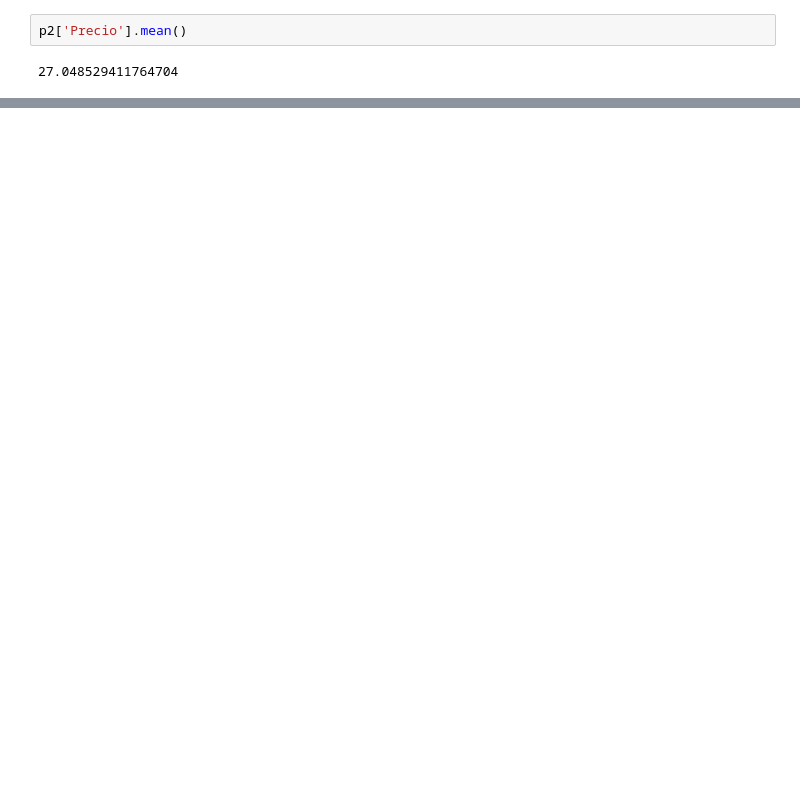
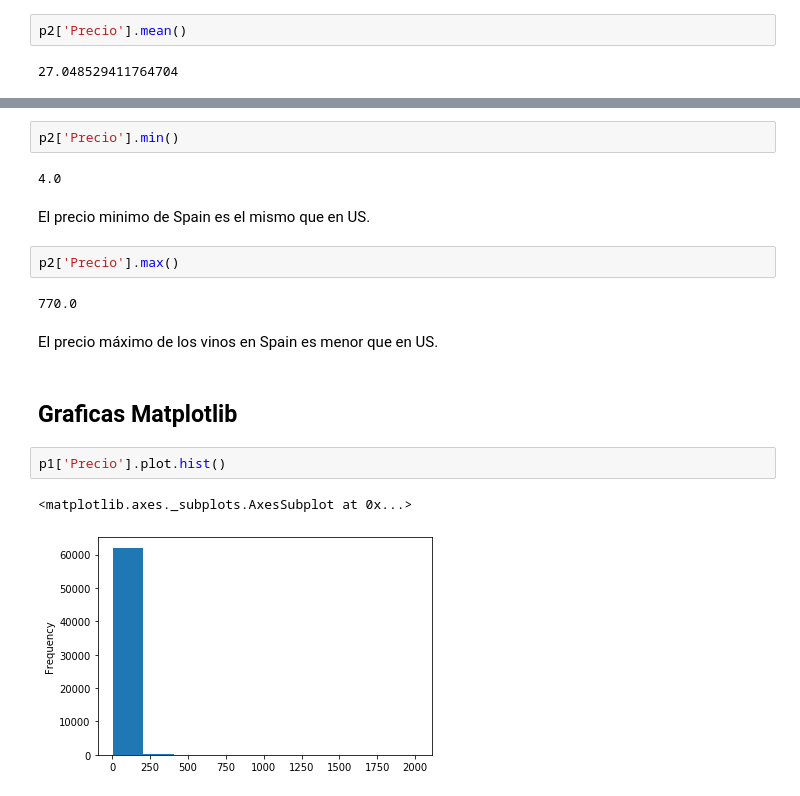
Before and after one commit to LizbethBolado/Mineria-de-datos, a Jupyter notebook: Practica 2 (Visualización de los datos).ipynb, the cells around one changed output, grey strips where cells are left out. Cells and saved outputs as stored; diff of their text form; blank space fills up the shorter version.

```diff
--- a/Practica 2 (Visualización de los datos).ipynb
+++ b/Practica 2 (Visualización de los datos).ipynb
@@ -153,0 +168,19 @@ p2['Precio'].mean()
+# %%
+p2['Precio'].min()
+# %% [output]
+4.0
+# %% [markdown]
+El precio minimo de Spain es el mismo que en US.
+# %%
+p2['Precio'].max()
+# %% [output]
+770.0
+# %% [markdown]
+El precio máximo de los vinos en Spain es menor que en US.
+# %% [markdown]
+## Graficas Matplotlib
+# %%
+p1['Precio'].plot.hist()
+# %% [output]
+<matplotlib.axes._subplots.AxesSubplot at 0x...>
+[figure, added]
```
Also changed, not shown: parts of 13 cells of this notebook.
